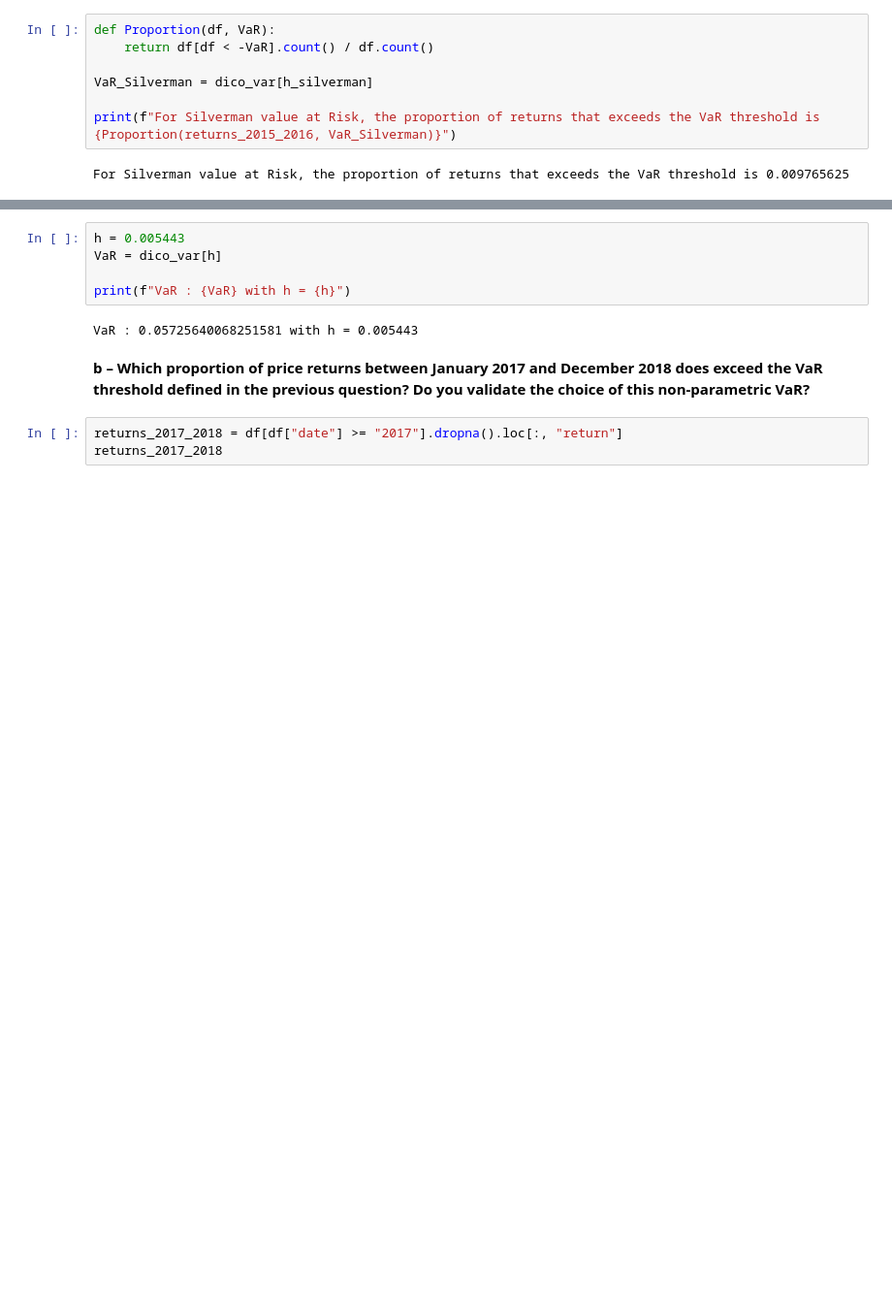
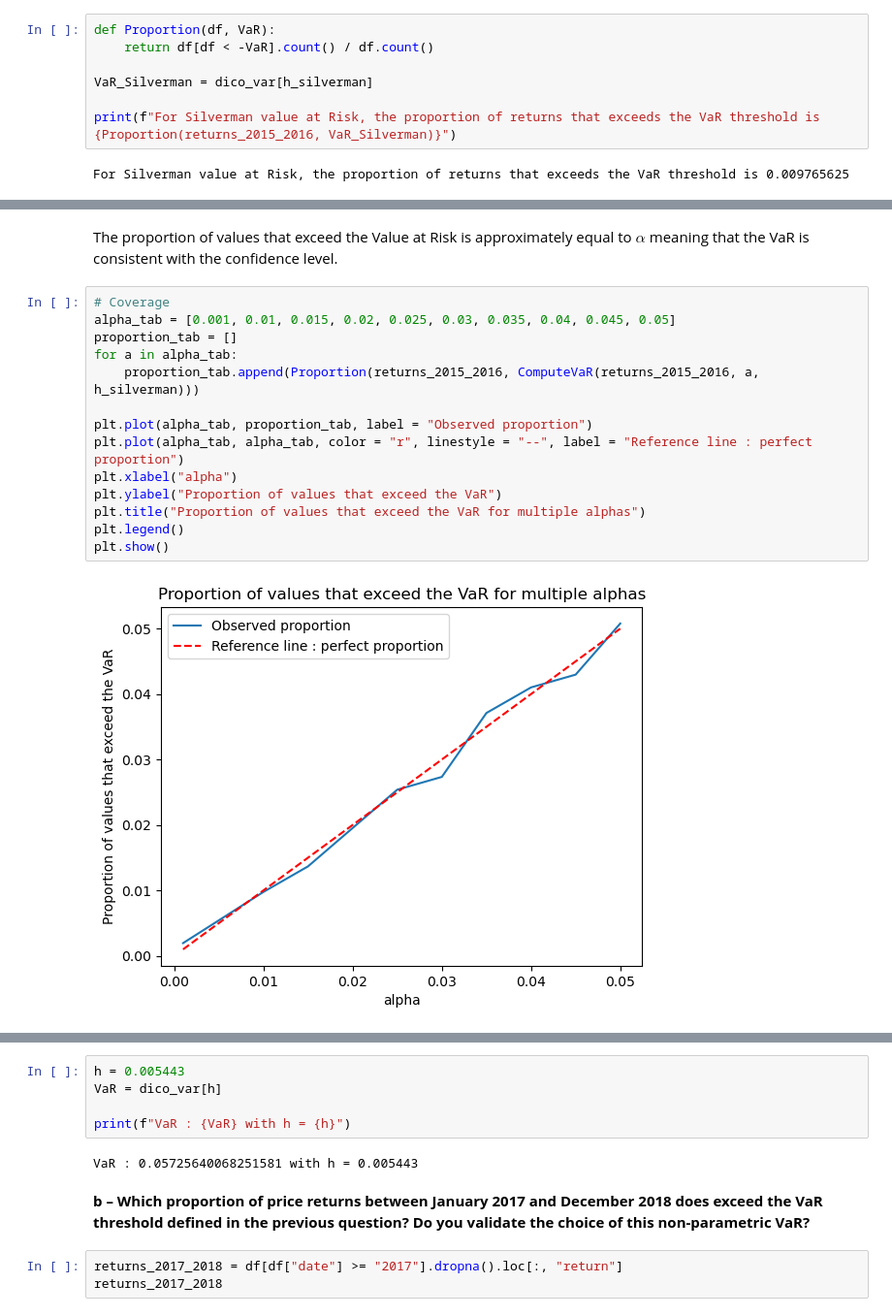
Before and after one commit to NatachaGsn/Market-risk---project, a Jupyter notebook: project.ipynb, the cells around one changed output, grey strips where cells are left out. Shown at 97% size. Saved outputs shown, nothing was run; the diff lists cells and outputs as text; blank space fills up the shorter version.

```diff
--- a/project.ipynb
+++ b/project.ipynb
@@ -273 +271,19 @@ https://files01.core.ac.uk/download/pdf/213401766.pdf
+# %% [markdown]
+The proportion of values that exceed the Value at Risk is approximately equal to $\alpha$ meaning that the VaR is consistent with the confidence level.
+# %%
+# Coverage
+alpha_tab = [0.001, 0.01, 0.015, 0.02, 0.025, 0.03, 0.035, 0.04, 0.045, 0.05]
+proportion_tab = []
+for a in alpha_tab:
+    proportion_tab.append(Proportion(returns_2015_2016, ComputeVaR(returns_2015_2016, a, h_silverman)))
+
+plt.plot(alpha_tab, proportion_tab, label = "Observed proportion")
+plt.plot(alpha_tab, alpha_tab, color = "r", linestyle = "--", label = "Reference line : perfect proportion")
+plt.xlabel("alpha")
+plt.ylabel("Proportion of values that exceed the VaR")
+plt.title("Proportion of values that exceed the VaR for multiple alphas")
+plt.legend()
+plt.show()
+# %% [output]
+[figure, added]
 # %%
```
Also changed, not shown: parts of 18 cells of this notebook.
